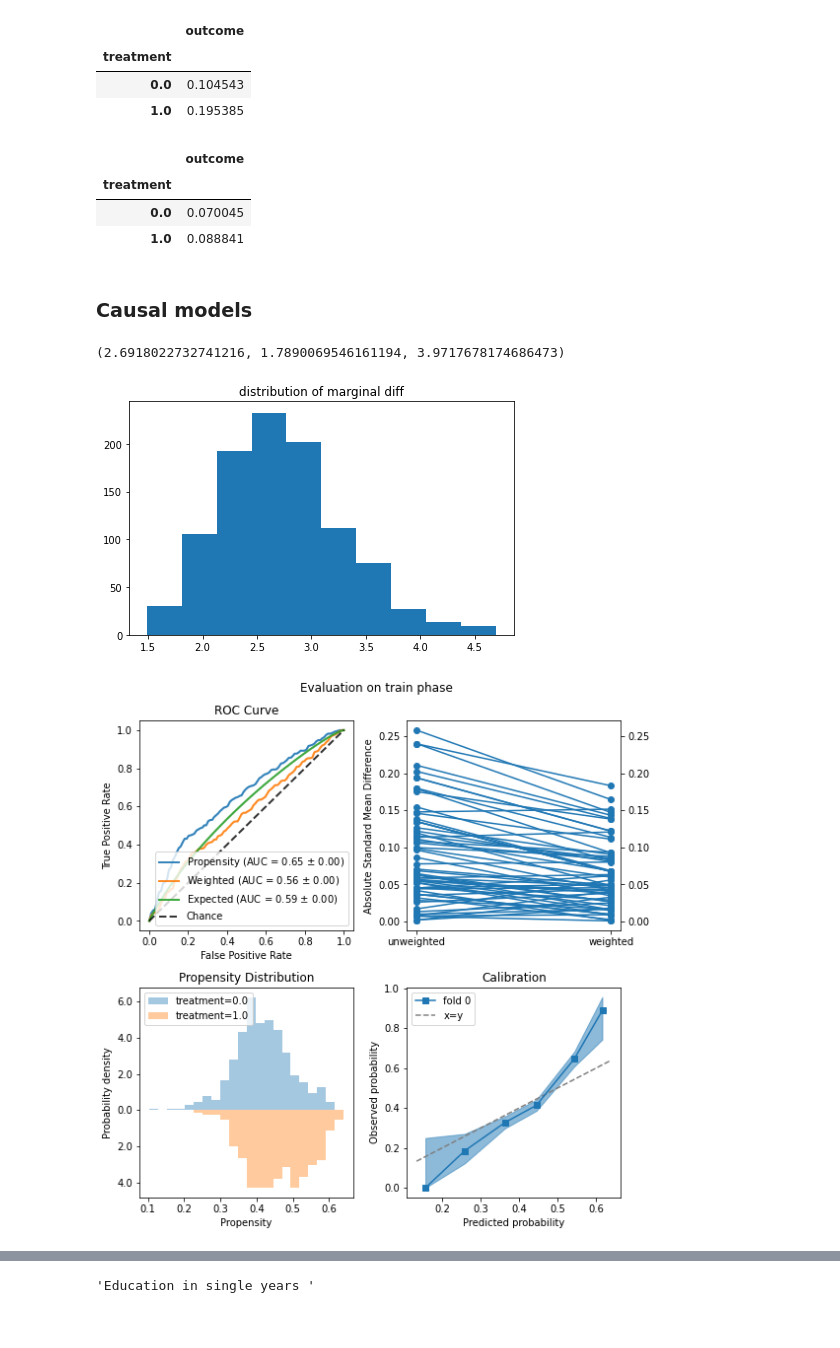
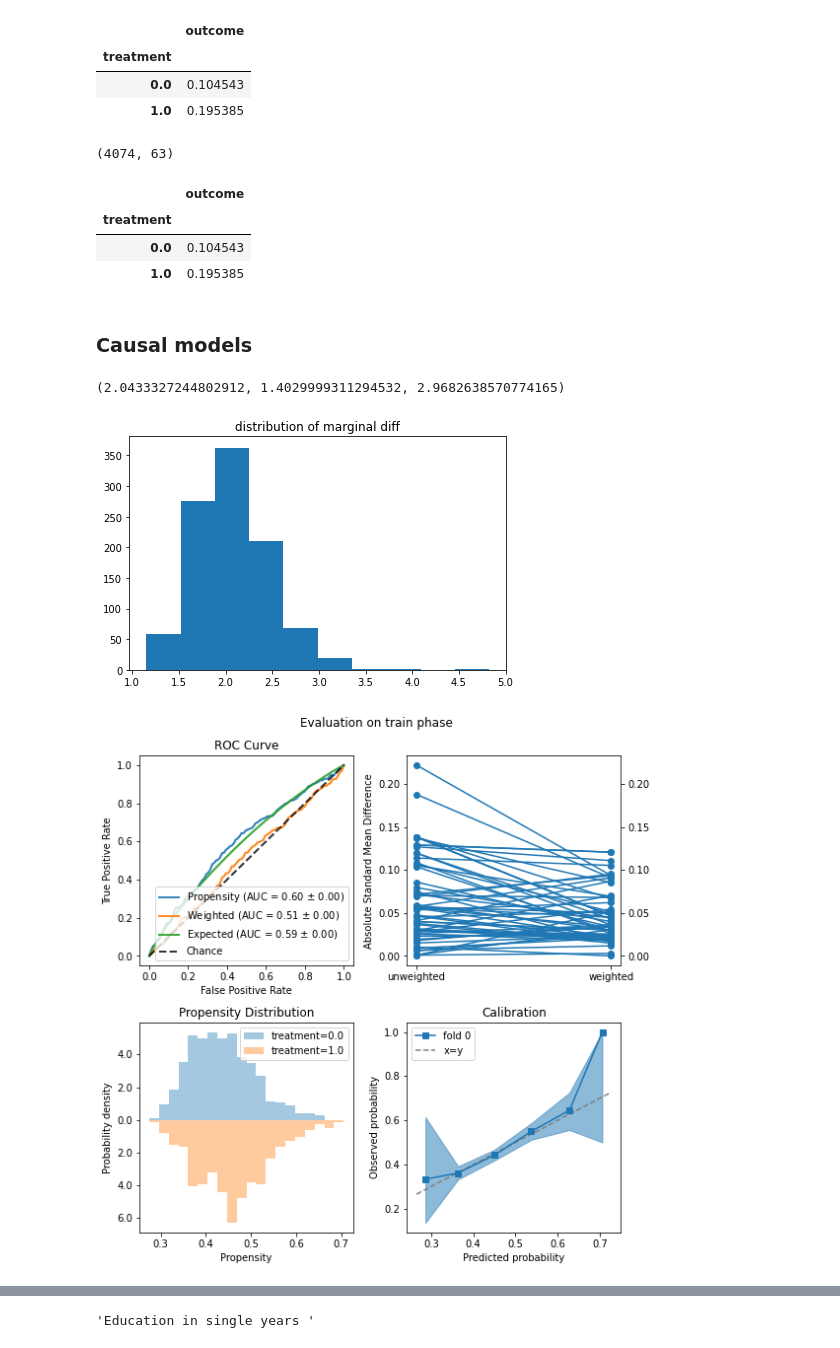
Before and after one commit to Viktour19/overlap-fp, a Jupyter notebook: ptree_exps.ipynb, the cells around one changed output, grey strips where cells are left out. Cells and saved outputs as stored; diff of their text form; code cells hidden in the pictures.

```diff
--- a/ptree_exps.ipynb
+++ b/ptree_exps.ipynb
@@ -34,12 +34,17 @@ data[['treatment', 'outcome']].groupby(['treatment']).mean()
 # %%
 print([description(x, varenc) for x in pd.read_csv(DATA_PATH).columns[:-2]])
 # %%
-DATA_PATH = folder + 'data/fp_ng-2-select1621335257-support.csv'
-X_df, a, y = get_data(data_path=DATA_PATH, encode=False)
+ENCODE = True
+DATA_PATH = folder + 'data/fp_sl_select1622022777.csv'
+X_df, a, y = get_data(data_path=DATA_PATH, encode=ENCODE)
+# %%
+X_df.shape
+# %% [output]
+(4074, 63)
 # %%
 pd.concat((a,y), axis=1).groupby(['treatment']).mean()
 # %% [output]
 |  | outcome |
 | treatment |  |
-| 0.0 | 0.070045 |
-| 1.0 | 0.088841 |
+| 0.0 | 0.104543 |
+| 1.0 | 0.195385 |
@@ -59,12 +53,13 @@ pd.concat((dff, a_dff, y_dff), axis=1).to_csv('data/fp_ng-2-select1621335257-sup
 # %%
 bootstrap_marginal(data_path=DATA_PATH, effect_type='or')
 # %% [output]
-(2.6918022732741216, 1.7890069546161194, 3.9717678174686473)
+(2.0433327244802912, 1.4029999311294532, 2.9682638570774165)
-[figure, old version]
+[figure, new version]
 # %%
-evaluations, X_test, a_test, y_test = propensity_model(data_path=DATA_PATH, encode=False, method='sigmoid')
+MODEL = 'ipw'
+evaluations, X_test, a_test, y_test = propensity_model(data_path=DATA_PATH, encode=ENCODE, method='sigmoid', model=MODEL)
 # %% [output]
-[figure, old version]
+[figure, new version]
 # %%
 evaluations.scores.covariate_balance.sort_values(by='weighted')
 # %% [output]
```
Also changed, not shown: parts of 7 cells of this notebook, 1 other file.
